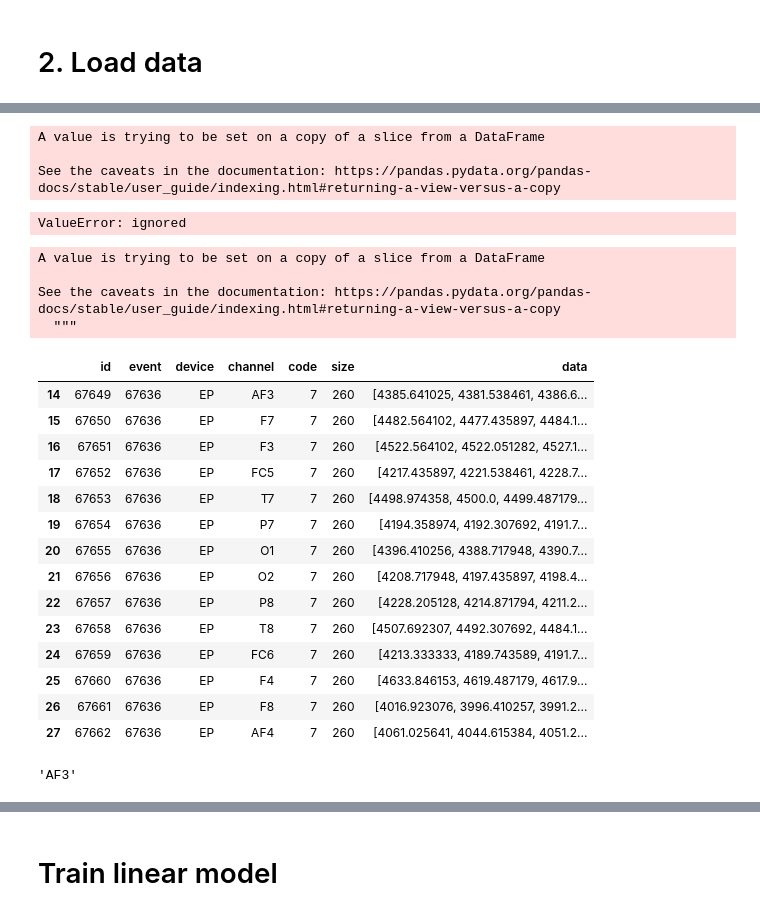
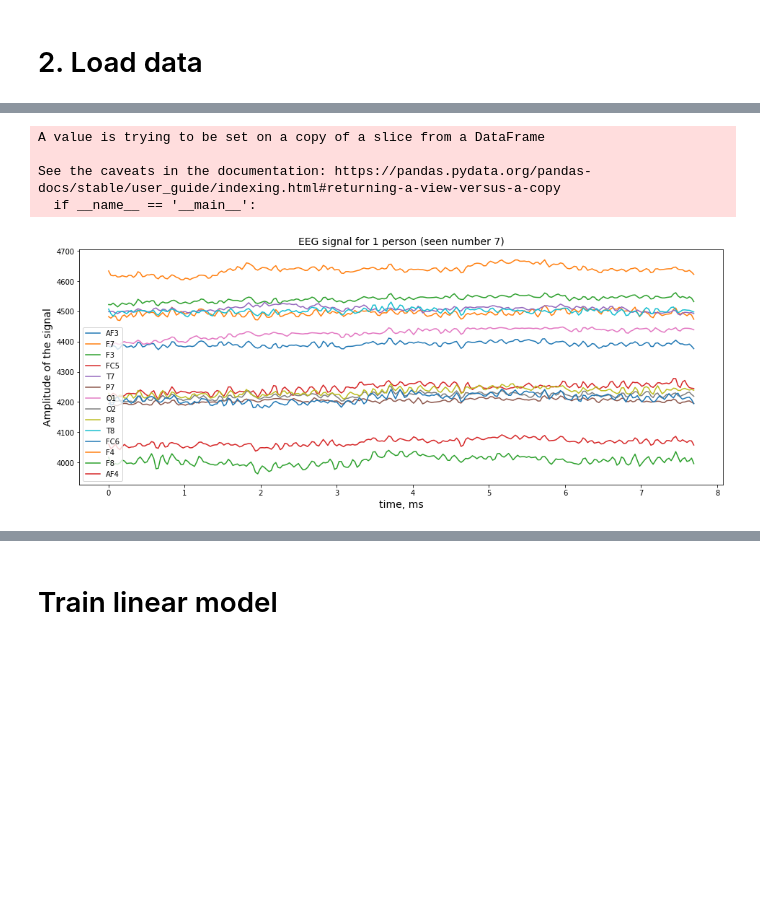
Before and after one commit to IImbryk/NMA_MindBigData, a Jupyter notebook: mnist_for_brain.ipynb, the cells around one changed output, grey strips where cells are left out. Drawn from its saved outputs; the diff is of its cells as text; code cells hidden in the pictures; blank space fills up the shorter version.

```diff
--- a/mnist_for_brain.ipynb
+++ b/mnist_for_brain.ipynb
@@ -164,6 +476,10 @@ def parse_str(data_inp, max_len):
   return data
 # %%
 def parse_str_(data_inp, max_len):
+  """
+  without add zero
+
+  """
   data = data_inp.copy(deep=True)
   for i in range(0, len(data)):
     eeg = list(map(float, data['data'][i].split(',')))
@@ -176,45 +490,24 @@ ValueError: ignored
-# %%
-data_MW_copy = parse_str(data_MW, data_MW['size'].max())
-# %% [output]
-A value is trying to be set on a copy of a slice from a DataFrame
-
-See the caveats in the documentation: https://pandas.pydata.org/pandas-docs/stable/user_guide/indexing.html#returning-a-view-versus-a-copy
-# %%
-from scipy.interpolate import interp1d
-from scipy import arange
-import numpy as np
-x = arange(0,len(data_EP1['data'][0]))
-f=interp1d(x, data_EP1['data'][0])
-x=arange(7050, 12000)
-y=f(x)
-# %% [output]
-ValueError: ignored
 # %%
-data_EP1_copy = parse_str_(data_EP1[0:100], 256)
+df_clean = parse_str_(df_clean[0:300], 256)
 # %% [output]
 A value is trying to be set on a copy of a slice from a DataFrame
 
 See the caveats in the documentation: https://pandas.pydata.org/pandas-docs/stable/user_guide/indexing.html#returning-a-view-versus-a-copy
-  """
+  if __name__ == '__main__':
+# %%
+def print_signal(df, column_name='data'):
+  numb_size = 14
+
+  plt.figure(figsize=(16,6))
+  plt.ylabel('Amplitude of the signal', size=numb_size)
+  plt.xlabel('time, ms', size=numb_size)
+  number = df['code'].values[0]
+  plt.title(f'EEG signal for 1 person (seen number {number})', size=numb_size)
+
+  for i in df.index:
+     plt.plot(np.linspace(0, 2/df['size'][i]*10**3,df['size'][i]),df[column_name][i], label=df['channel'][i])
+  plt.legend()
 # %%
-data_EP1_copy.query('code==7')
+print_signal(df_clean.query('code==7')[0:14])
 # %% [output]
-|  | id | event | device | channel | code | size | data |
-| 14 | 67649 | 67636 | EP | AF3 | 7 | 260 | [4385.641025, 4381.538461, 4386.6... |
-| 15 | 67650 | 67636 | EP | F7 | 7 | 260 | [4482.564102, 4477.435897, 4484.1... |
-| 16 | 67651 | 67636 | EP | F3 | 7 | 260 | [4522.564102, 4522.051282, 4527.1... |
-| 17 | 67652 | 67636 | EP | FC5 | 7 | 260 | [4217.435897, 4221.538461, 4228.7... |
-| 18 | 67653 | 67636 | EP | T7 | 7 | 260 | [4498.974358, 4500.0, 4499.487179... |
-| 19 | 67654 | 67636 | EP | P7 | 7 | 260 | [4194.358974, 4192.307692, 4191.7... |
-| 20 | 67655 | 67636 | EP | O1 | 7 | 260 | [4396.410256, 4388.717948, 4390.7... |
-| 21 | 67656 | 67636 | EP | O2 | 7 | 260 | [4208.717948, 4197.435897, 4198.4... |
-| 22 | 67657 | 67636 | EP | P8 | 7 | 260 | [4228.205128, 4214.871794, 4211.2... |
-| 23 | 67658 | 67636 | EP | T8 | 7 | 260 | [4507.692307, 4492.307692, 4484.1... |
-| 24 | 67659 | 67636 | EP | FC6 | 7 | 260 | [4213.333333, 4189.743589, 4191.7... |
-| 25 | 67660 | 67636 | EP | F4 | 7 | 260 | [4633.846153, 4619.487179, 4617.9... |
-| 26 | 67661 | 67636 | EP | F8 | 7 | 260 | [4016.923076, 3996.410257, 3991.2... |
-| 27 | 67662 | 67636 | EP | AF4 | 7 | 260 | [4061.025641, 4044.615384, 4051.2... |
+[figure, added]
-# %%
-np.array(data_EP1_copy.query('code==7')['channel'])[0]
-# %% [output]
-'AF3'
```
Also changed, not shown: parts of 65 cells of this notebook.
